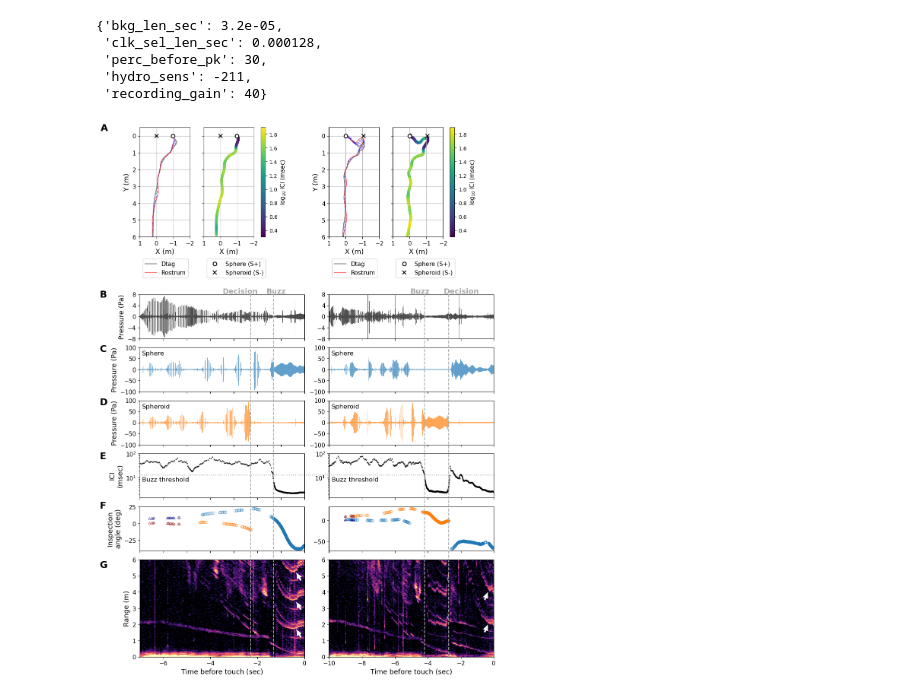
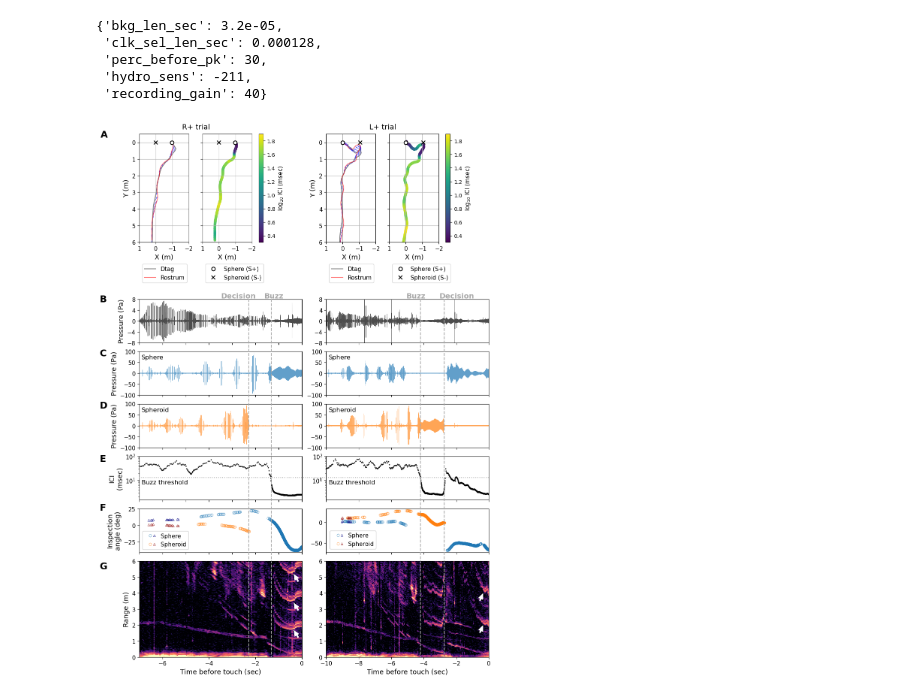
Before and after one commit to leewujung/porpoise_spheroid, a Jupyter notebook: notebooks_fig/fig_example_data.ipynb, the cells around one changed output. Drawn from its saved outputs; the diff is of its cells as text; code cells hidden in the pictures.

```diff
--- a/notebooks_fig/fig_example_data.ipynb
+++ b/notebooks_fig/fig_example_data.ipynb
@@ -174,13 +174,13 @@ def plot_angle(axx, color_ch):
         df_hydro_ch0["time_corrected"] - touch_time,
         enso2spheroid_angle(df_hydro_ch0["enso_angle"]),
         marker="o", markersize=5, ls="none", alpha=1,
-        color=color_ch[0], markeredgewidth=0.5, markerfacecolor="none",
+        color=color_ch[0], markeredgewidth=0.5, markerfacecolor="none", label="Sphere"
     )
     axx.plot(
         df_hydro_ch1["time_corrected"] - touch_time,
         enso2spheroid_angle(df_hydro_ch1["enso_angle"]),
         marker="o", markersize=5, ls="none", alpha=1,
-        color=color_ch[1], markeredgewidth=0.5, markerfacecolor="none",
+        color=color_ch[1], markeredgewidth=0.5, markerfacecolor="none", label="Spheroid"
     )
     axx.plot(
         df_angle_far_ch0["time_corrected"] - touch_time,
@@ -464,6 +464,24 @@ for seq in range(2):
         axx.legend(bbox_to_anchor=(1, 8.6), bbox_transform=axx.transData, loc="lower left", fontsize=11)
 
 
+# Legends for angle panel
+axx = ax_all[0]["angle"]
+axx.plot(-6.35, -15, "^", color="navy", markerfacecolor="w", markeredgewidth=0.5, markersize=5)
+axx.plot(-6.35, -28.25, "^", color="darkred", markerfacecolor="w", markeredgewidth=0.5, markersize=5)
+axx_len = axx.legend(bbox_to_anchor=(-7, -41), edgecolor="lightgray",
+           bbox_transform=axx.transData, loc="lower left", fontsize=11)
+axx_len.get_frame().set_alpha(None)
+axx_len.get_frame().set_facecolor((0, 0, 0, 0))
+
+axx = ax_all[1]["angle"]
+axx.plot(-9.04, -31, "^", color="navy", markerfacecolor="w", markeredgewidth=0.5, markersize=5)
+axx.plot(-9.04, -52, "^", color="darkred", markerfacecolor="w", markeredgewidth=0.5, markersize=5)
+axx_len = axx.legend(bbox_to_anchor=(-9.95, -72), edgecolor="lightgray",
+           bbox_transform=axx.transData, loc="lower left", fontsize=11)
+axx_len.get_frame().set_alpha(None)
+axx_len.get_frame().set_facecolor((0, 0, 0, 0))
+
+
 # Set all tick label font size
 for seq in range(2):
     for key, axx in ax_all[seq].items():
@@ -580,31 +598,35 @@ ax_all[0]["echogram"].annotate(
 )
 ax_all[0]["echogram"].annotate(
     "", xy=(-0.35, 5.2), xytext=(-0.15, 4.72),
     arrowprops=dict(facecolor="w", edgecolor="None", width=3, headwidth=10),
 )
 ax_all[1]["echogram"].annotate(
     "", xy=(-0.35, 2.0), xytext=(-0.55, 1.52),
     arrowprops=dict(facecolor="w", edgecolor="None", width=3, headwidth=10),
 )
 ax_all[1]["echogram"].annotate(
     "", xy=(-0.35, 4.0), xytext=(-0.55, 3.52),
     arrowprops=dict(facecolor="w", edgecolor="None", width=3, headwidth=10),
 )
 
 
 # Panel labels
 panel_size = 18
 ax_all[0]["track"].text(3.35, -0.3, "A", fontsize=panel_size, fontweight="bold")
 ax_all[0]["dtag"].text(-8.7, 7, "B", fontsize=panel_size, fontweight="bold")
 ax_all[0]["hydro0"].text(-8.7, 80, "C", fontsize=panel_size, fontweight="bold")
 ax_all[0]["hydro1"].text(-8.7, 80, "D", fontsize=panel_size, fontweight="bold")
 ax_all[0]["ICI"].text(-8.7, 60, "E", fontsize=panel_size, fontweight="bold")
 ax_all[0]["angle"].text(-8.7, 23, "F", fontsize=panel_size, fontweight="bold")
 ax_all[0]["echogram"].text(-8.7, 5.5, "G", fontsize=panel_size, fontweight="bold")
 
+ax_all[0]["track"].text(-1.6, -0.8, "R+ trial", fontsize=14)
+ax_all[1]["track"].text(-1.6, -0.8, "L+ trial", fontsize=14)
+
+
 
 plt.show()
 
 fig.savefig(fig_path / "fig_example_data.png", dpi=300, bbox_inches="tight")
 # %% [output]
-[figure, old version]
+[figure, new version]
```
Also changed, not shown: 3 other files.
